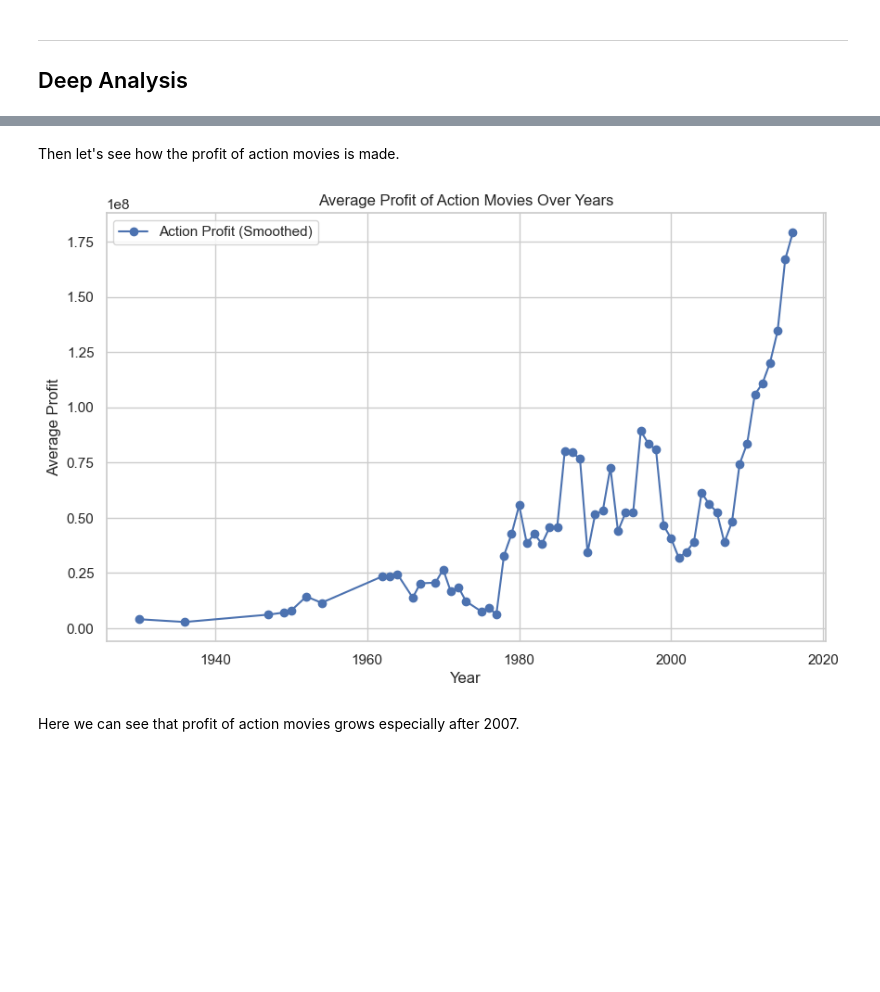
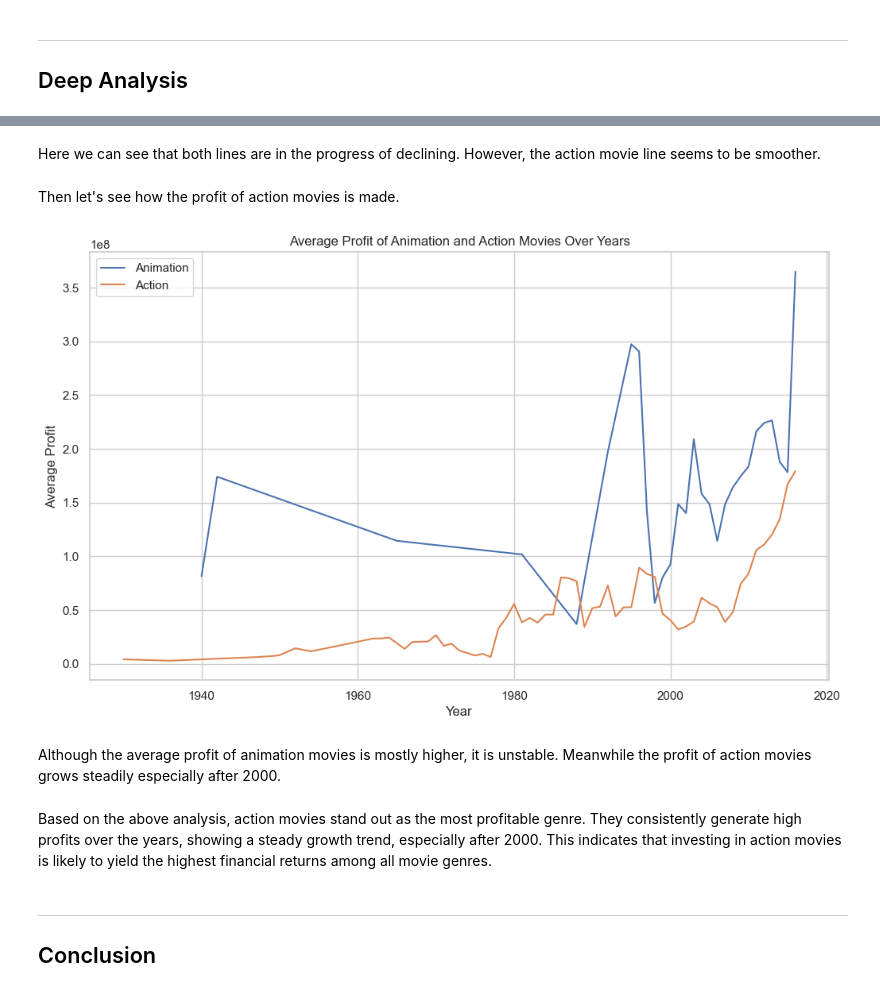
Before and after one commit to TBgit137/cloud-repository, a Jupyter notebook: Lec/Data Mining/Assessment/50087474.ipynb, the cells around one changed output, grey strips where cells are left out. Saved outputs shown, nothing was run; the diff lists cells and outputs as text; code cells hidden in the pictures; blank space fills up the shorter version.

```diff
--- a/Lec/Data Mining/Assessment/50087474.ipynb
+++ b/Lec/Data Mining/Assessment/50087474.ipynb
@@ -409,16 +557,20 @@ Then let's see how popularity of action movies varys from year to year.
 # %%
-# Filter data where main_genre is 'Action'
+# Extract year
+movies['release_year'] = pd.to_datetime(movies['release_date']).dt.year
+
+# Filter animation and action genres separately
+animation = movies[movies['main_genre'] == 'Animation']
 action = movies[movies['main_genre'] == 'Action']
 
-# Group by year and calculate mean popularity
-action_year_popularity = action.groupby('release_year')['popularity'].mean().reset_index()
+# Group by year and calculate average popularity
+animation_year_pop = animation.groupby('release_year')['popularity'].mean().reset_index()
+action_year_pop = action.groupby('release_year')['popularity'].mean().reset_index()
 
-# Plot line chart with rolling mean smoothing
-plt.figure(figsize=(10,6))
-plt.plot(action_year_popularity['release_year'],
-         action_year_popularity['popularity'].rolling(window=3, min_periods=1).mean(),
-         marker='o', label='Action')
-plt.title('Average Popularity of Action Movies Over Years')
+# Plot line chart
+plt.figure(figsize=(12,7))
+plt.plot(animation_year_pop['release_year'], animation_year_pop['popularity'].rolling(window=3, min_periods=1).mean(), label='Animation')
+plt.plot(action_year_pop['release_year'], action_year_pop['popularity'].rolling(window=3, min_periods=1).mean(), label='Action')
+plt.title('Average Popularity of Animation and Action Movies Over Years')
 plt.xlabel('Year')
 plt.ylabel('Average Popularity')
 plt.legend()
@@ -431,26 +597,28 @@ After 1962 there is a intense decline of the popularity.
+# %% [markdown]
+Here we can see that both lines are in the progress of declining. However, the action movie line seems to be smoother.
 # %% [markdown]
 Then let's see how the profit of action movies is made.
 # %%
-# Calculate profit for each movie
-movies['profit'] = movies['revenue'] - movies['budget']
-
-# Filter data where main_genre is 'Action'
-action = movies[movies['main_genre'] == 'Action']
-
 # Group by year and calculate average profit
+animation_year_profit = animation.groupby('release_year')['profit'].mean().reset_index()
 action_year_profit = action.groupby('release_year')['profit'].mean().reset_index()
 
-# Plot line chart with rolling mean smoothing
-plt.figure(figsize=(10,6))
-plt.plot(action_year_profit['release_year'],
-         action_year_profit['profit'].rolling(window=3, min_periods=1).mean(),
-         marker='o', label='Action Profit (Smoothed)')
-plt.title('Average Profit of Action Movies Over Years')
+# Plot line chart
+plt.figure(figsize=(12,7))
+plt.plot(animation_year_profit['release_year'], animation_year_profit['profit'].rolling(window=3, min_periods=1).mean(), label='Animation')
+plt.plot(action_year_profit['release_year'], action_year_profit['profit'].rolling(window=3, min_periods=1).mean(), label='Action')
+plt.title('Average Profit of Animation and Action Movies Over Years')
 plt.xlabel('Year')
 plt.ylabel('Average Profit')
 plt.legend()
 plt.show()
 # %% [output]
-[figure, old version]
+[figure, new version]
-# %% [markdown]
-Here we can see that profit of action movies grows especially after 2007.
+# %% [markdown]
+Although the average profit of animation movies is mostly higher, it is unstable. Meanwhile the profit of action movies grows steadily especially after 2000.
+# %% [markdown]
+Based on the above analysis, action movies stand out as the most profitable genre. They consistently generate high profits over the years, showing a steady growth trend, especially after 2000. This indicates that investing in action movies is likely to yield the highest financial returns among all movie genres.
+# %% [markdown]
+---
+
+## Conclusion
```
Also changed, not shown: parts of 25 cells of this notebook, 13 other files.
